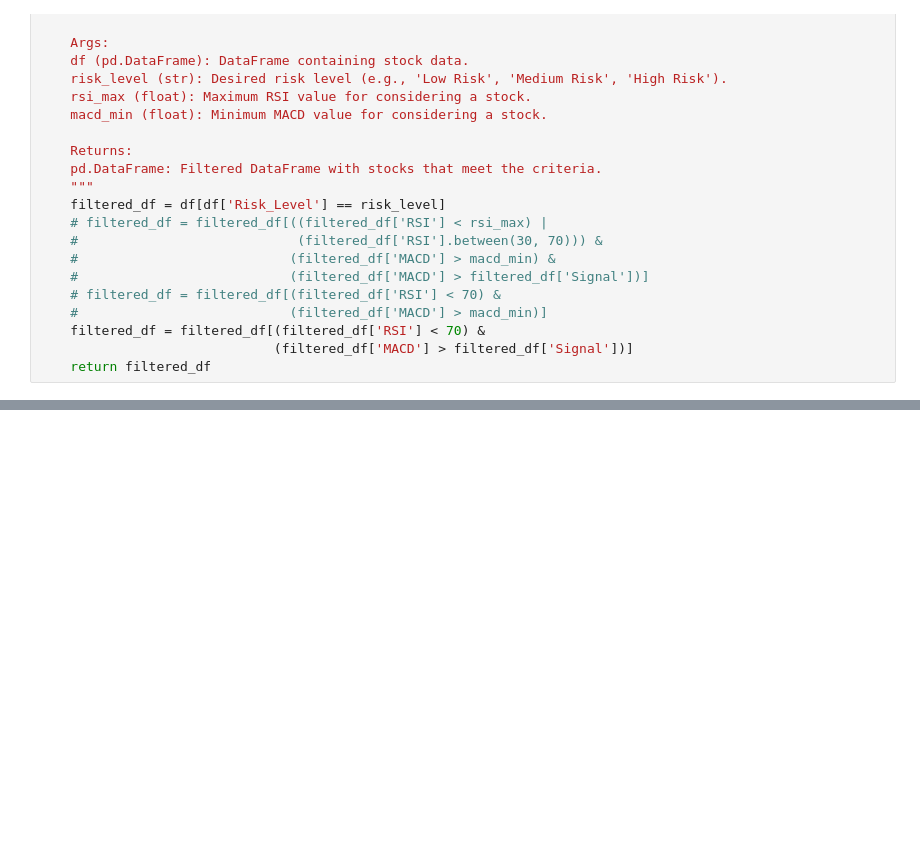
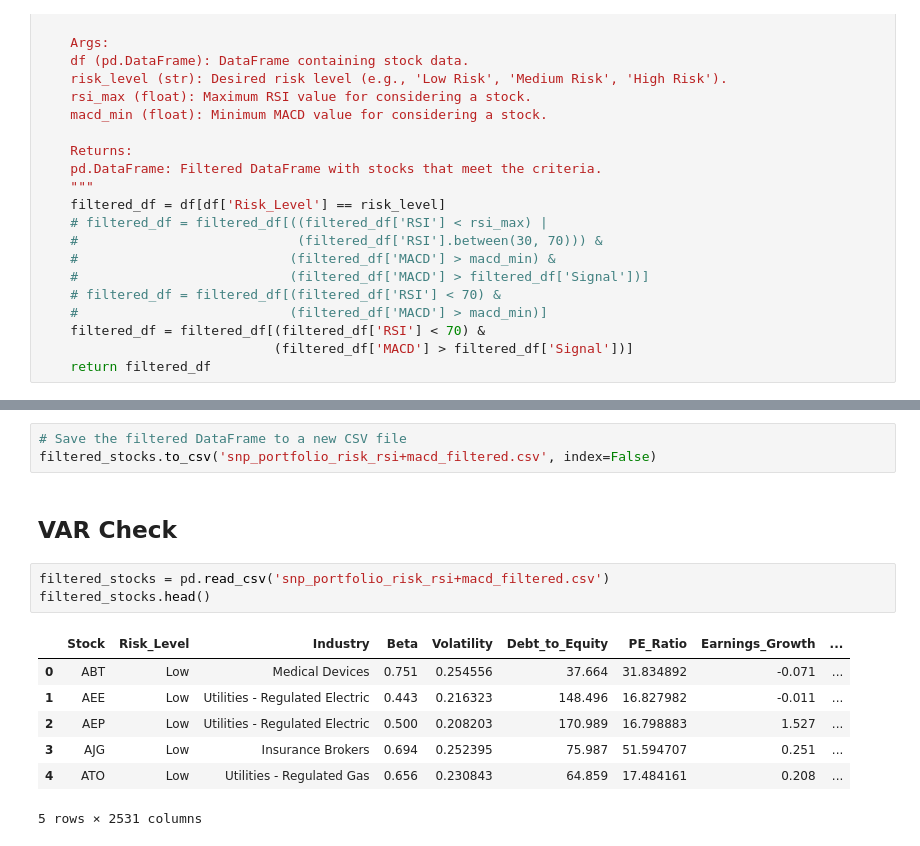
Before and after one commit to rsm-tiy020/Futuristic-Financial-Advisors-Repo, a Jupyter notebook: Risk-Classification.ipynb, the cells around one changed output, grey strips where cells are left out. Cells and saved outputs as stored; diff of their text form; blank space fills up the shorter version.

Commit message:
Working code for portfolio creation based on VaR

```diff
--- a/Risk-Classification.ipynb
+++ b/Risk-Classification.ipynb
@@ -1138,0 +642,16 @@ portfolios
+# %%
+# Save the filtered DataFrame to a new CSV file
+filtered_stocks.to_csv('snp_portfolio_risk_rsi+macd_filtered.csv', index=False)
+# %% [markdown]
+## VAR Check
+# %%
+filtered_stocks = pd.read_csv('snp_portfolio_risk_rsi+macd_filtered.csv')
+filtered_stocks.head()
+# %% [output]
+|  | Stock | Risk_Level | Industry | Beta | Volatility | Debt_to_Equity | PE_Ratio | Earnings_Growth | ... |
+| 0 | ABT | Low | Medical Devices | 0.751 | 0.254556 | 37.664 | 31.834892 | -0.071 | ... |
+| 1 | AEE | Low | Utilities - Regulated Electric | 0.443 | 0.216323 | 148.496 | 16.827982 | -0.011 | ... |
+| 2 | AEP | Low | Utilities - Regulated Electric | 0.500 | 0.208203 | 170.989 | 16.798883 | 1.527 | ... |
+| 3 | AJG | Low | Insurance Brokers | 0.694 | 0.252395 | 75.987 | 51.594707 | 0.251 | ... |
+| 4 | ATO | Low | Utilities - Regulated Gas | 0.656 | 0.230843 | 64.859 | 17.484161 | 0.208 | ... |
+5 rows × 2531 columns
```
Also changed, not shown: parts of 42 cells of this notebook, 3 other files.
